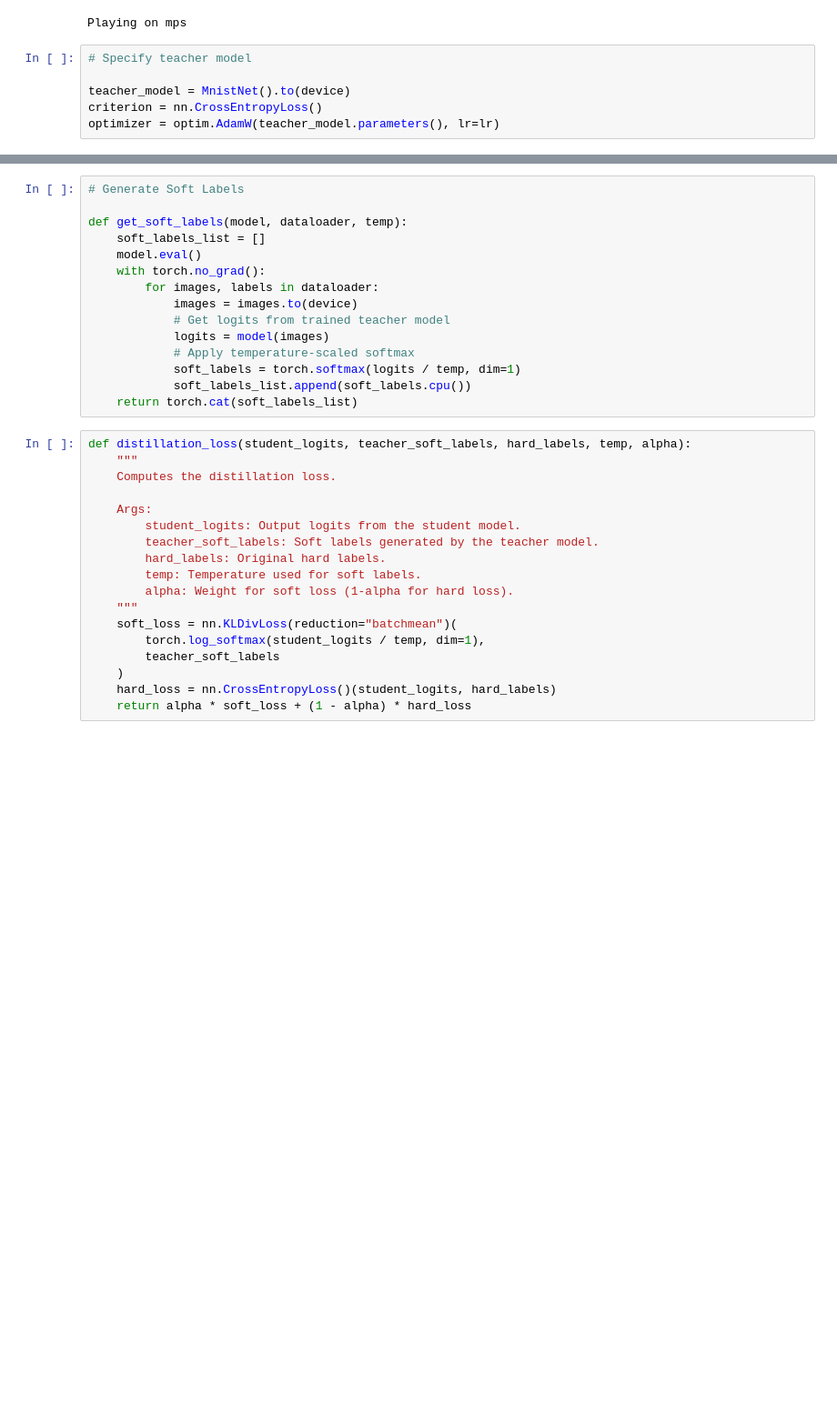
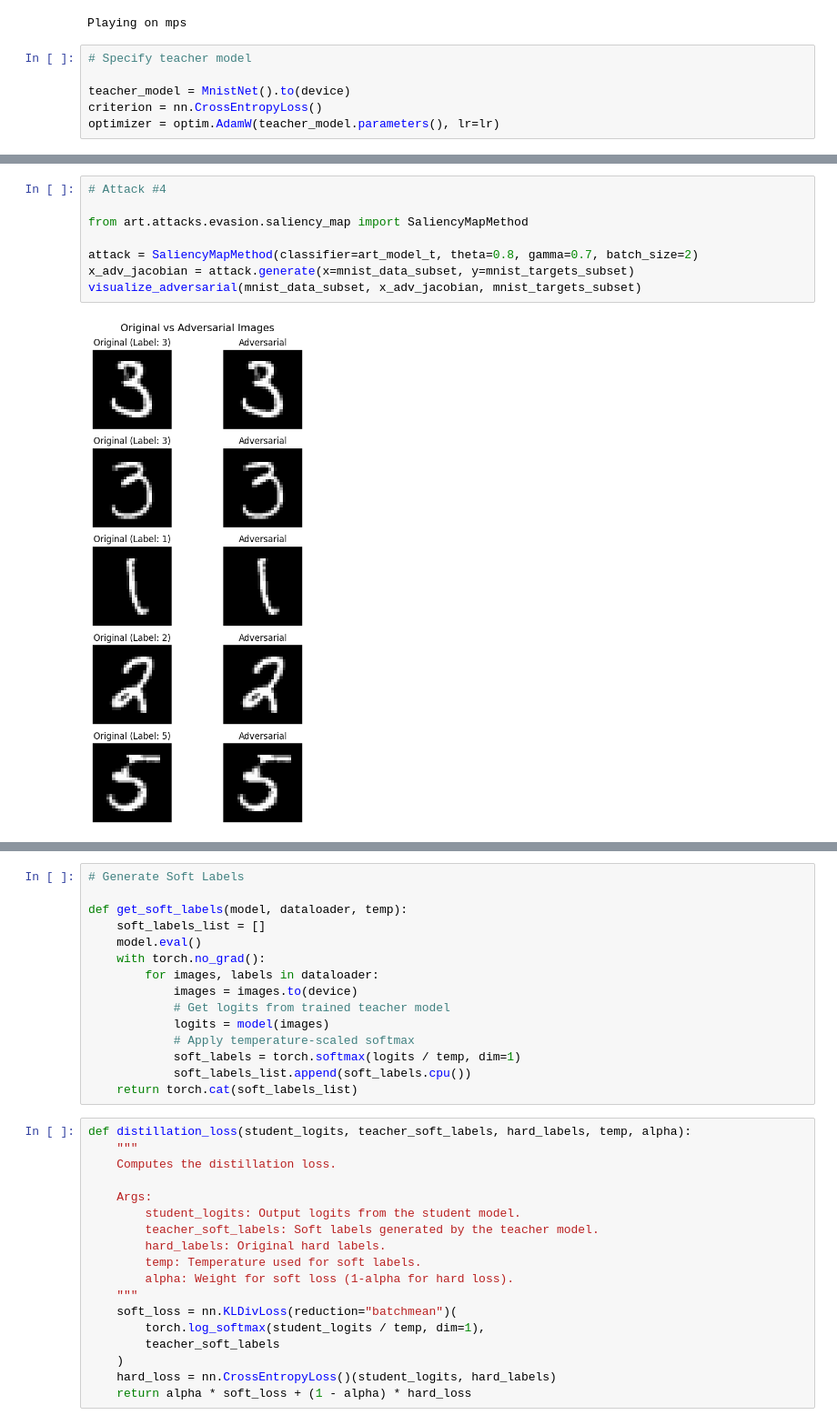
Before and after one commit to DeLnlyMthrLvr/Distillation_experiments, a Jupyter notebook: notebooks/attacks.ipynb, the cells around one changed output, grey strips where cells are left out. Shown: that part at 91% size. Saved outputs shown, nothing was run; the diff lists cells and outputs as text; blank space fills up the shorter version.

```diff
--- a/notebooks/attacks.ipynb
+++ b/notebooks/attacks.ipynb
@@ -210,0 +274,10 @@ x_adv_carlini = attack.generate(x=mnist_data_subset, y=mnist_targets_subset)
+# %%
+# Attack #4
+
+from art.attacks.evasion.saliency_map import SaliencyMapMethod
+
+attack = SaliencyMapMethod(classifier=art_model_t, theta=0.8, gamma=0.7, batch_size=2)
+x_adv_jacobian = attack.generate(x=mnist_data_subset, y=mnist_targets_subset)
+visualize_adversarial(mnist_data_subset, x_adv_jacobian, mnist_targets_subset)
+# %% [output]
+[figure, added]
```
Also changed, not shown: parts of 22 cells of this notebook.
